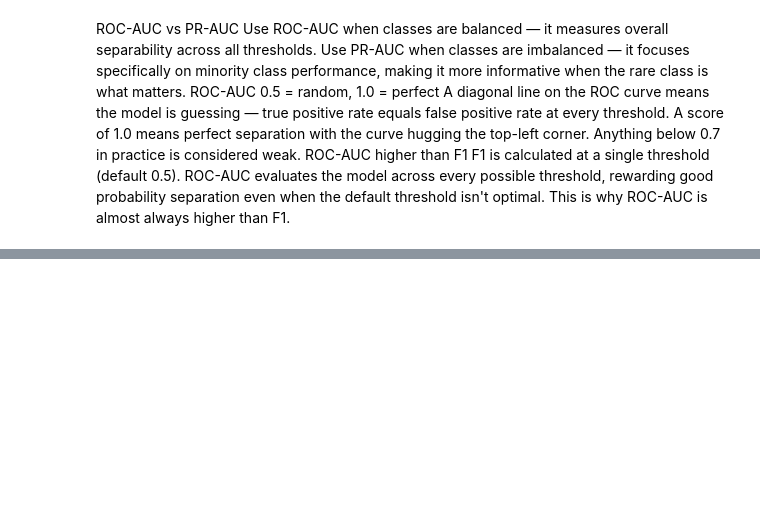
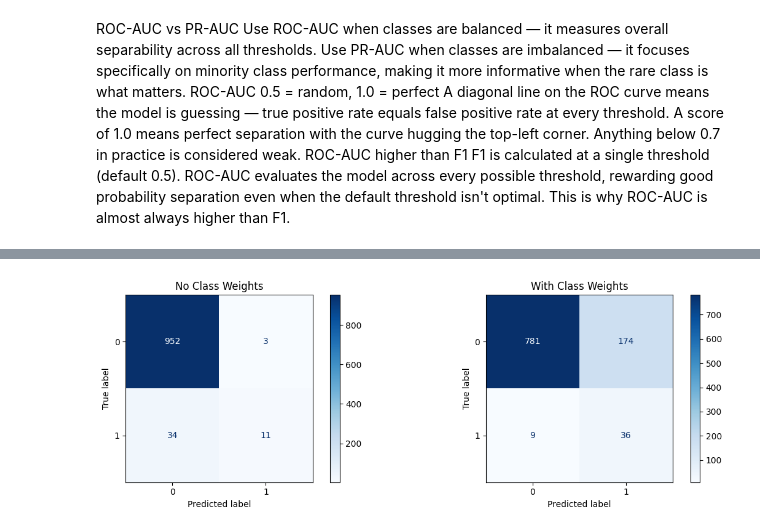
Before and after one commit to azam-flick4518/week1-nlp-foundations, a Jupyter notebook: 05_evaluation_metrics.ipynb, the cells around one changed output, grey strips where cells are left out. Cells and saved outputs as stored; diff of their text form; code cells hidden in the pictures; blank space fills up the shorter version.

Commit message:
Updated as part of imbalanced classification - class weights comparison

```diff
--- a/05_evaluation_metrics.ipynb
+++ b/05_evaluation_metrics.ipynb
@@ -92,0 +135,8 @@ F1 is calculated at a single threshold (default 0.5). ROC-AUC evaluates the mode
+# %%
+# Train with class weight adjustment
+model_weighted = LogisticRegression(max_iter=1000, class_weight='balanced')
+model_weighted.fit(X_train, y_train)
+y_pred_weighted = model_weighted.predict(X_test)
+
+print("With class weight adjustment:")
+print(classification_report(y_test, y_pred_weighted))
@@ -92,0 +153,13 @@ F1 is calculated at a single threshold (default 0.5). ROC-AUC evaluates the mode
+# %%
+fig, axes = plt.subplots(1, 2, figsize=(12, 4))
+
+ConfusionMatrixDisplay(confusion_matrix(y_test, y_pred)).plot(ax=axes[0], cmap='Blues')
+axes[0].set_title('No Class Weights')
+
+ConfusionMatrixDisplay(confusion_matrix(y_test, y_pred_weighted)).plot(ax=axes[1], cmap='Blues')
+axes[1].set_title('With Class Weights')
+
+plt.tight_layout()
+plt.show()
+# %% [output]
+[figure, added]
```
Also changed, not shown: parts of 3 cells of this notebook.
